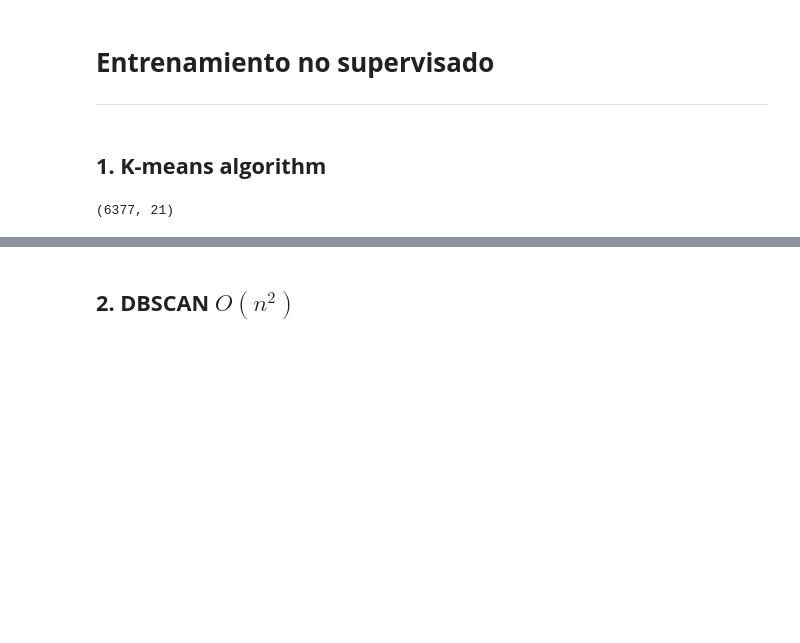
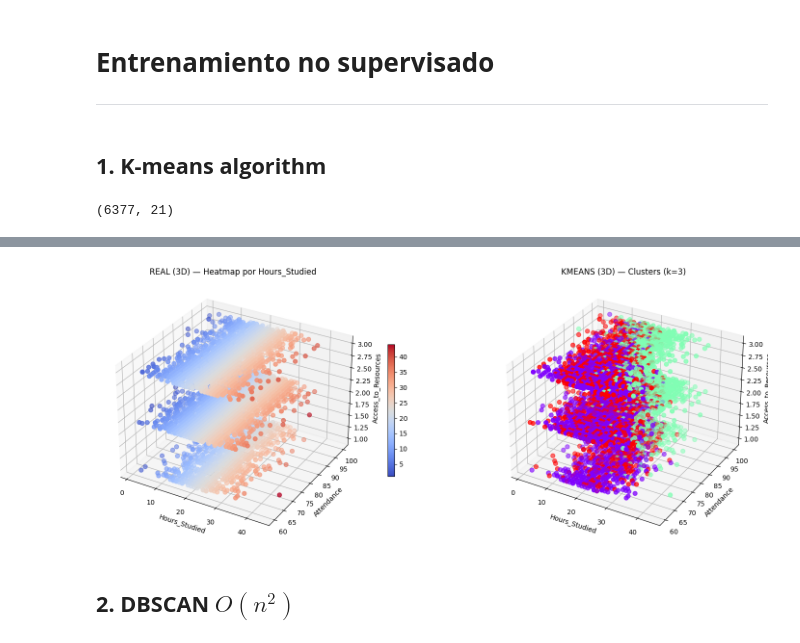
Before and after one commit to JeiGeek/ia1-LosPandas-prediccion_rendimiento_estudiantil, a Jupyter notebook: 03_Unsupervised_learning.ipynb, the cells around one changed output, grey strips where cells are left out. Drawn from its saved outputs; the diff is of its cells as text; code cells hidden in the pictures; blank space fills up the shorter version.

```diff
--- a/03_Unsupervised_learning.ipynb
+++ b/03_Unsupervised_learning.ipynb
@@ -499,2 +560,58 @@ print(sum(pca.explained_variance_ratio_))
+# %%
+# @title Entrenamiento con K = 3
+
+k = 3
+kmeans = KMeans(n_clusters=k, random_state=42)
+kmeans.fit(df_scaled)
+df_60["Cluster"] = kmeans.labels_
+
+
+# Variables 3D
+
+X = "Hours_Studied"
+Y = "Attendance"
+Z = "Access_to_Resources"
+
+# FIGURA — REAL (heatmap por Hours_Studied)
+
+fig = plt.figure(figsize=(18,6))
+
+ax = fig.add_subplot(121, projection='3d')
+p = ax.scatter(
+    df_60[X],
+    df_60[Y],
+    df_60[Z],
+    c=df_60[X],
+    cmap="coolwarm",
+    s=40
+)
+
+ax.set_xlabel(X)
+ax.set_ylabel(Y)
+ax.set_zlabel(Z)
+ax.set_title("REAL (3D) — Heatmap por Hours_Studied")
+fig.colorbar(p, ax=ax, shrink=0.5)
+
+# FIGURA — KMEANS (k = 3)
+
+ax2 = fig.add_subplot(122, projection='3d')
+p2 = ax2.scatter(
+    df_60[X],
+    df_60[Y],
+    df_60[Z],
+    c=df_60["Cluster"],
+    cmap="rainbow",
+    s=40
+)
+
+ax2.set_xlabel(X)
+ax2.set_ylabel(Y)
+ax2.set_zlabel(Z)
+ax2.set_title(f"KMEANS (3D) — Clusters (k={k})")
+
+plt.tight_layout()
+plt.show()
+# %% [output]
+[figure, added]
 # %% [markdown]
 ## **2. DBSCAN  $O(n^2)$**
```
Also changed, not shown: parts of 10 cells of this notebook.
